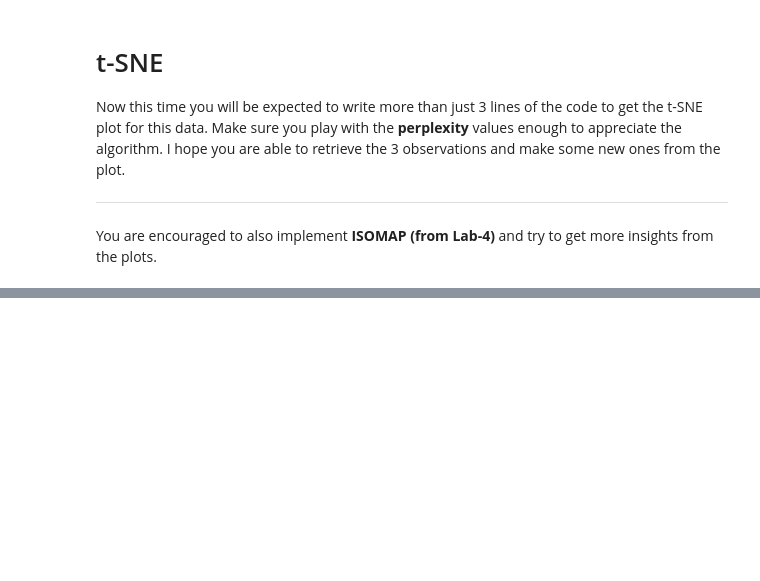
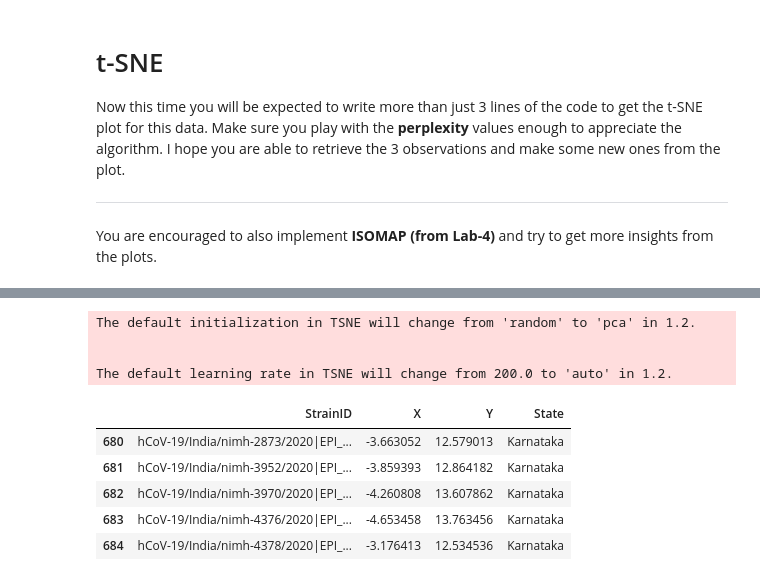
Before and after one commit to kkousar/fmml2021, a Jupyter notebook: Project_Module2.ipynb, the cells around one changed output, grey strips where cells are left out. Drawn from its saved outputs; the diff is of its cells as text; code cells hidden in the pictures; blank space fills up the shorter version.

```diff
--- a/Project_Module2.ipynb
+++ b/Project_Module2.ipynb
@@ -254,8 +264,8 @@ from sklearn.manifold import TSNE
 
 # Use these parameters
 random_state = 0
-n_components = 2
-perplexity = 30
+n_components = 1
+perplexity = 35
 n_iter = 10000
 
 ####### Enter code below #######
@@ -497,0 +478,43 @@ Best of luck for the next Module......
+# %%
+from sklearn.manifold import TSNE
+
+# Use these parameters
+random_state = 0
+n_components = 2
+perplexity = 35
+n_iter = 10000
+
+####### Enter code below #######
+
+model = TSNE(n_components=2, random_state=random_state, perplexity=perplexity, n_iter=n_iter)
+tsne_data = model.fit_transform(big_matrix)
+# %% [output]
+The default initialization in TSNE will change from 'random' to 'pca' in 1.2.
+
+
+The default learning rate in TSNE will change from 200.0 to 'auto' in 1.2.
+# %%
+final_df = pd.DataFrame(columns=["StrainID", "X", "Y", "State"])
+pca_df = pd.DataFrame(pca_data, index=[*samplelist], columns = labels_all)
+
+i = 0
+for sample in pca_df.index:
+
+    dicti = dict()
+
+    dicti["StrainID"] = sample
+    dicti["X"] = tsne_data[i][0]
+    dicti["Y"] = tsne_data[i][1]
+    dicti["State"] = data[data["StrainID"]==sample]["State"].tolist()[0]
+
+    final_df = final_df.append(dicti, ignore_index = True)
+    i+=1
+
+final_df.tail()
+# %% [output]
+|  | StrainID | X | Y | State |
+| 680 | hCoV-19/India/nimh-2873/2020|EPI_... | -3.663052 | 12.579013 | Karnataka |
+| 681 | hCoV-19/India/nimh-3952/2020|EPI_... | -3.859393 | 12.864182 | Karnataka |
+| 682 | hCoV-19/India/nimh-3970/2020|EPI_... | -4.260808 | 13.607862 | Karnataka |
+| 683 | hCoV-19/India/nimh-4376/2020|EPI_... | -4.653458 | 13.763456 | Karnataka |
+| 684 | hCoV-19/India/nimh-4378/2020|EPI_... | -3.176413 | 12.534536 | Karnataka |
```
Also changed, not shown: parts of 13 cells of this notebook.
